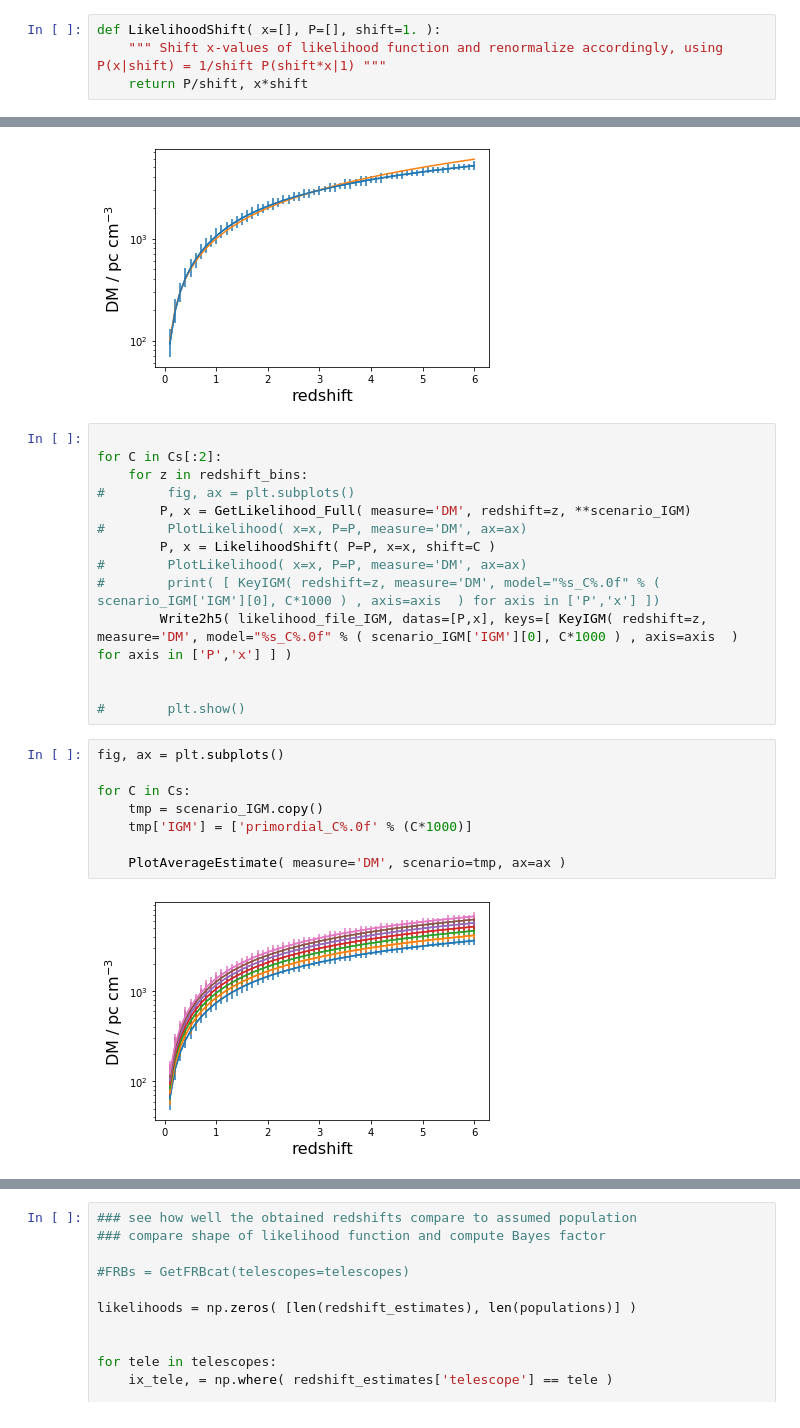
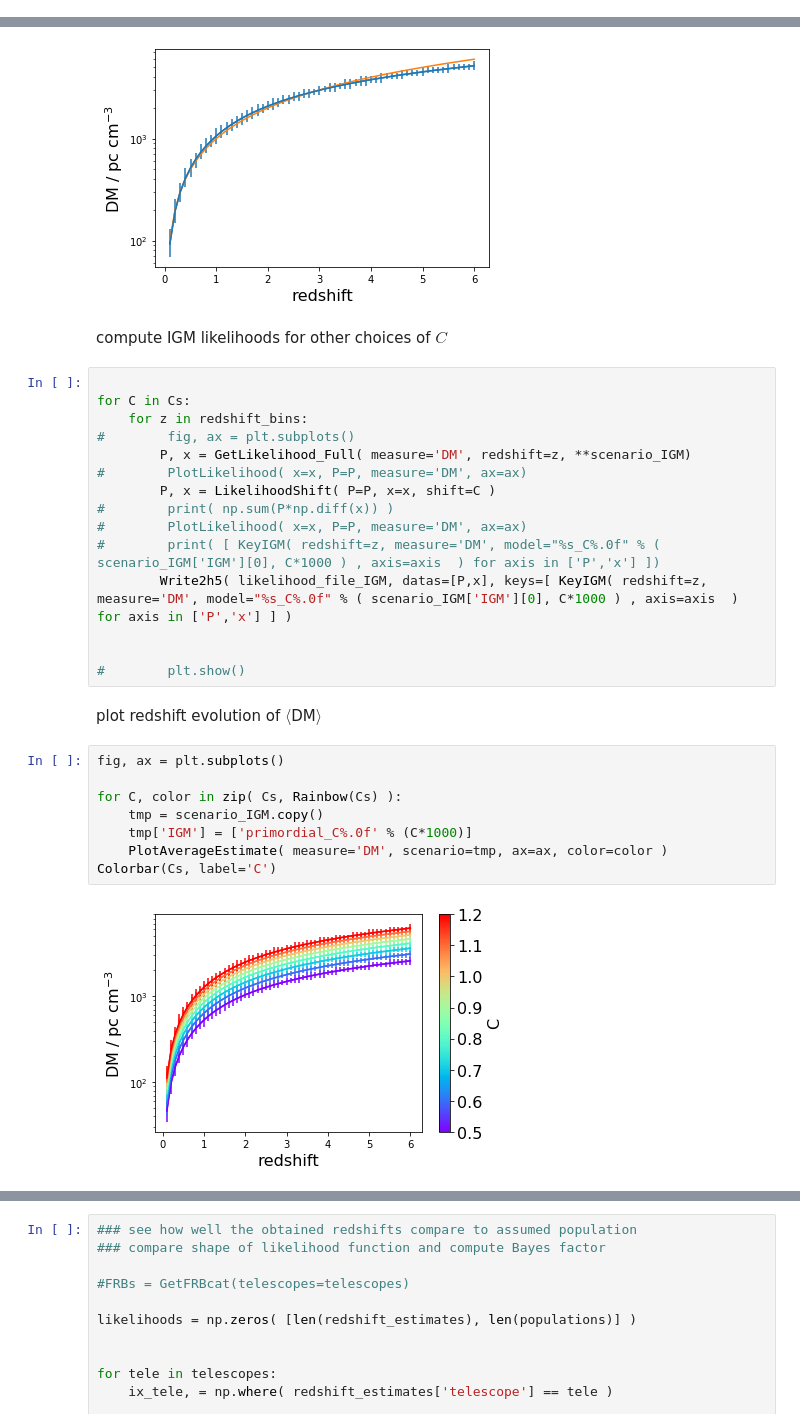
Before and after one commit to FRBs/PreFRBLE, a Jupyter notebook: notebooks/PreFRBLE_BaryonContentInference.ipynb, the cells around one changed output, grey strips where cells are left out. Drawn from its saved outputs; the diff is of its cells as text.

Commit message:
develop more reasonable estimate of baryon density

```diff
--- a/notebooks/PreFRBLE_BaryonContentInference.ipynb
+++ b/notebooks/PreFRBLE_BaryonContentInference.ipynb
@@ -16,7 +17,3 @@ scenario_IGM = {
 }
 
 Cs = np.arange(0.500,1.300, 0.100)
-# %%
-def LikelihoodShift( x=[], P=[], shift=1. ):
-    """ Shift x-values of likelihood function and renormalize accordingly, using P(x|shift) = 1/shift P(shift*x|1) """
-    return P/shift, x*shift
@@ -29,27 +172,32 @@ plt.plot( redshift_bins, redshift_bins*1000*C_primordial )
 # %% [output]
 [<matplotlib.lines.Line2D at 0x...>]
 [figure]
+# %% [markdown]
+compute IGM likelihoods for other choices of $C$
 # %%
 
-for C in Cs[:2]:
+for C in Cs:
     for z in redshift_bins:
 #        fig, ax = plt.subplots()
         P, x = GetLikelihood_Full( measure='DM', redshift=z, **scenario_IGM)
 #        PlotLikelihood( x=x, P=P, measure='DM', ax=ax)
         P, x = LikelihoodShift( P=P, x=x, shift=C )
+#        print( np.sum(P*np.diff(x)) )
 #        PlotLikelihood( x=x, P=P, measure='DM', ax=ax)
 #        print( [ KeyIGM( redshift=z, measure='DM', model="%s_C%.0f" % ( scenario_IGM['IGM'][0], C*1000 ) , axis=axis  ) for axis in ['P','x'] ])
         Write2h5( likelihood_file_IGM, datas=[P,x], keys=[ KeyIGM( redshift=z, measure='DM', model="%s_C%.0f" % ( scenario_IGM['IGM'][0], C*1000 ) , axis=axis  ) for axis in ['P','x'] ] )
 
 
 #        plt.show()
+# %% [markdown]
+plot redshift evolution of $\langle$DM$\rangle$
 # %%
 fig, ax = plt.subplots()
 
-for C in Cs:
+for C, color in zip( Cs, Rainbow(Cs) ):
     tmp = scenario_IGM.copy()
     tmp['IGM'] = ['primordial_C%.0f' % (C*1000)]
-
-    PlotAverageEstimate( measure='DM', scenario=tmp, ax=ax )
+    PlotAverageEstimate( measure='DM', scenario=tmp, ax=ax, color=color )
+Colorbar(Cs, label='C')
 # %% [output]
-[figure, old version]
+[figure, new version]
```
Also changed, not shown: parts of 21 cells of this notebook, 7 other files.
